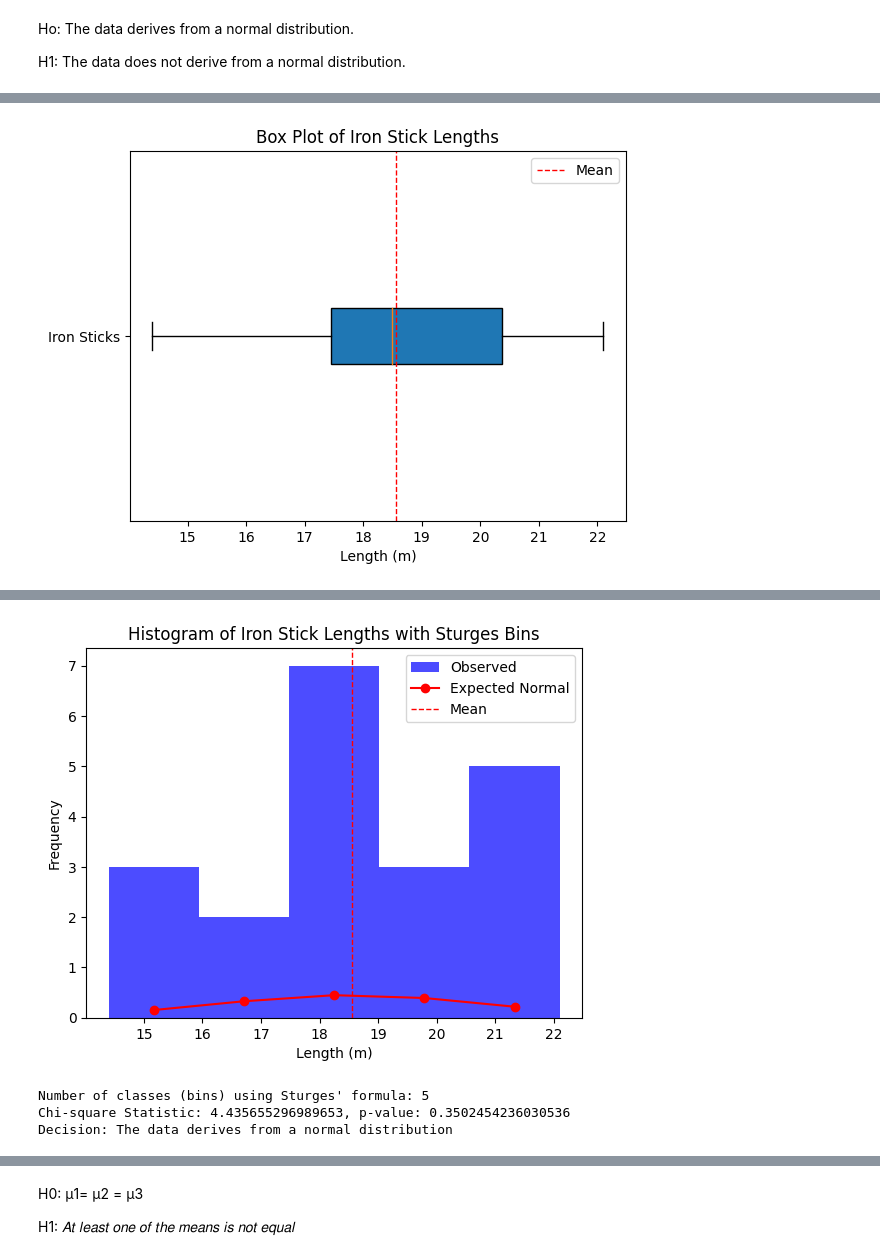
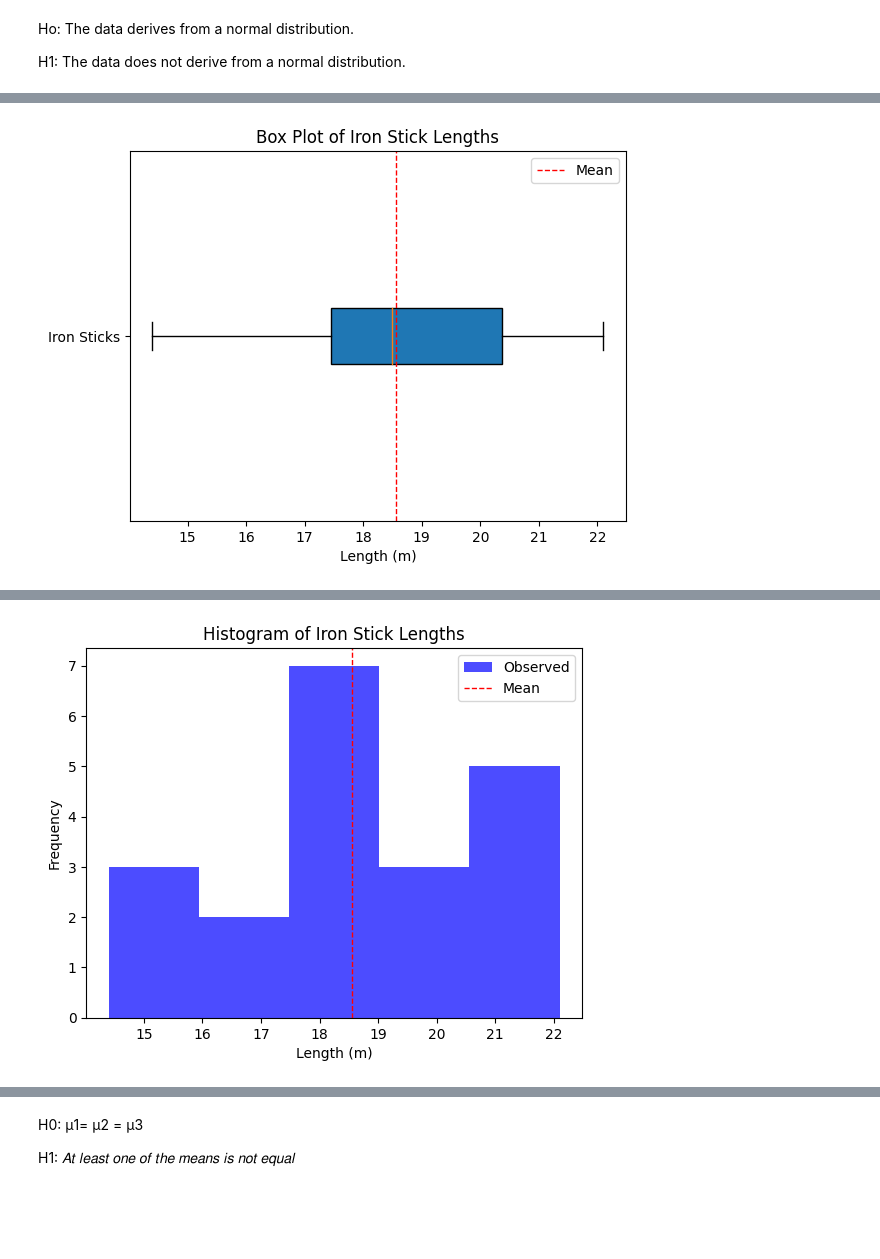
Before and after one commit to amkayhani/Statistics, a Jupyter notebook: Normality_Check_and_ANOVA_Lab.ipynb, the cells around one changed output, grey strips where cells are left out. Saved outputs shown, nothing was run; the diff lists cells and outputs as text; code cells hidden in the pictures; blank space fills up the shorter version.

```diff
--- a/Normality_Check_and_ANOVA_Lab.ipynb
+++ b/Normality_Check_and_ANOVA_Lab.ipynb
@@ -108,26 +234,38 @@ length_data = np.array([
     17.3, 14.5, 17.5, 18.6, 18.0, 19.2, 19.0, 16.4, 21.2, 20.3,
     20.6, 18.4, 22.1, 21.3, 14.4, 14.9, 20.0, 18.4, 20.8, 18.3
 ])
+length_df = pd.DataFrame(length_data, columns=['Length'])
 
-# Calculate descriptive statistics
+# Using describe() to get most of the descriptive statistics
+desc_stats = length_df.describe()
+print(desc_stats)
+
+# Calculating the boundaries for outliers
+Q1 = length_df['Length'].quantile(0.25)
+Q3 = length_df['Length'].quantile(0.75)
+IQR = Q3 - Q1
+lower_bound = Q1 - (1.5 * IQR)
+upper_bound = Q3 + (1.5 * IQR)
+# Displaying the results
+print("Box Plot Values:")
+print(f"Q1: {Q1}, Q3: {Q3}, IQR: {IQR}")
+print(f"Lower Bound for Outliers: {lower_bound}")
+print(f"Upper Bound for Outliers: {upper_bound}\n")
+
+# Calculate mean and standard dviation
 mean = np.mean(length_data)
 std_dev = np.std(length_data, ddof=1)
 
 # Calculate Sturges' number of bins
 n = len(length_data)
 k = int(1 + 3.322 * np.log10(n))
-
+classrange=np.ptp(length_data)/k
+print("Rounded Number of classes:",k)
+print("class Range:",classrange)
 # Histogram and expected frequencies
 hist, bin_edges = np.histogram(length_data, bins=k)
-cdf_values = stats.norm.cdf(bin_edges, mean, std_dev)
-bin_frequencies = np.diff(cdf_values)
-expected_values = bin_frequencies * n
+cdf_values = stats.norm.cdf(bin_edges+classrange, mean, std_dev)
 
-# Normalize expected frequencies
-expected_frequencies_normalized = expected_values * (hist.sum() / expected_values.sum())
-
-# Chi-square goodness of fit test
-chi_square_stat, p_value = stats.chisquare(hist, f_exp=expected_frequencies_normalized)
 
 # Box plot
 plt.boxplot(length_data, vert=False, patch_artist=True)
@@ -138,24 +276,53 @@ plt.yticks([1], ['Iron Sticks'])
 plt.legend()
 plt.show()
 
-bin_centers = (bin_edges[:-1] + bin_edges[1:]) / 2
+# Create a DataFrame for histogram data
+hist_df = pd.DataFrame({'Length': bin_edges[:-1], 'Frequency': hist})
+
+bin_frequencies = []
+for i in range(0, len(cdf_values)-1):
+    if i==0:
+      frequency=cdf_values[0]
+    else:
+      frequency = cdf_values[i] - cdf_values[i - 1]
+    bin_frequencies.append(frequency)
+bin_frequencies= np.array(bin_frequencies)
+# Expected values
+expected_values = bin_frequencies * n
+
+# Normalize expected frequencies
+expected_frequencies_normalized = expected_values * (hist.sum() / expected_values.sum())
+
+# Calculate chi-square values for each bin
+chi_square_values = (hist - expected_values) ** 2 / expected_values
+chi_square_df = pd.DataFrame({'χ^2': chi_square_values})
+# Add a row for the sum of chi-square values
+chi_square_df.loc['Sum'] = chi_square_df.sum()
+
+# Chi-square goodness of fit test
+chi_square_stat, p_value = stats.chisquare(hist, f_exp=expected_frequencies_normalized,ddof=2)
+hist_df.Length=hist_df.Length+classrange
+print("Classes:")
+print(hist_df, "\n")
+bin_centers = bin_edges[1:]
 
 # Histogram
 plt.hist(length_data, bins=bin_edges, alpha=0.7, color='blue', label='Observed')
-plt.plot(bin_centers, expected_frequencies_normalized * ((bin_edges[1] - bin_edges[0]) / n),
-         'ro-', label='Expected Normal')
 plt.axvline(mean, color='red', linestyle='dashed', linewidth=1, label='Mean')
-plt.title('Histogram of Iron Stick Lengths with Sturges Bins')
+plt.title('Histogram of Iron Stick Lengths')
 plt.xlabel('Length (m)')
 plt.ylabel('Frequency')
 plt.legend()
 plt.show()
 
+print("Chi-Square Table:")
+print(chi_square_df)
+
 # Combined table of CDF, Bin Frequency, and Expected Value
 table_df = pd.DataFrame({
     'CDF': cdf_values[:-1],  # Exclude the last CDF value which is always 1
     'Bin Frequency': bin_frequencies,
-    'Expected Value': expected_frequencies_normalized
+    'Expected Value': expected_values
 })
 
 # Add a 'Sum' row at the end of the DataFrame
@@ -170,8 +337,8 @@ table_df = table_df.append(sum_row, ignore_index=True)
 
 # Print the results
 print(f"Number of classes (bins) using Sturges' formula: {k}")
-print(f"Chi-square Statistic: {chi_square_stat}, p-value: {p_value}")
-print(f"Decision: The data derives from a {'normal' if p_value > 0.05 else 'not normal'} distribution")
+print(f"Chi-square Statistic: {chi_square_values.sum()}, p-value: {p_value}")
+
 
 # Display the table
 table_df
@@ -180,4 +370 @@ table_df
-[figure, old version]
+[figure, new version]
-Number of classes (bins) using Sturges' formula: 5
-Chi-square Statistic: 4.435655296989653, p-value: 0.3502454236030536
-Decision: The data derives from a normal distribution
```
Also changed, not shown: parts of 30 cells of this notebook.
